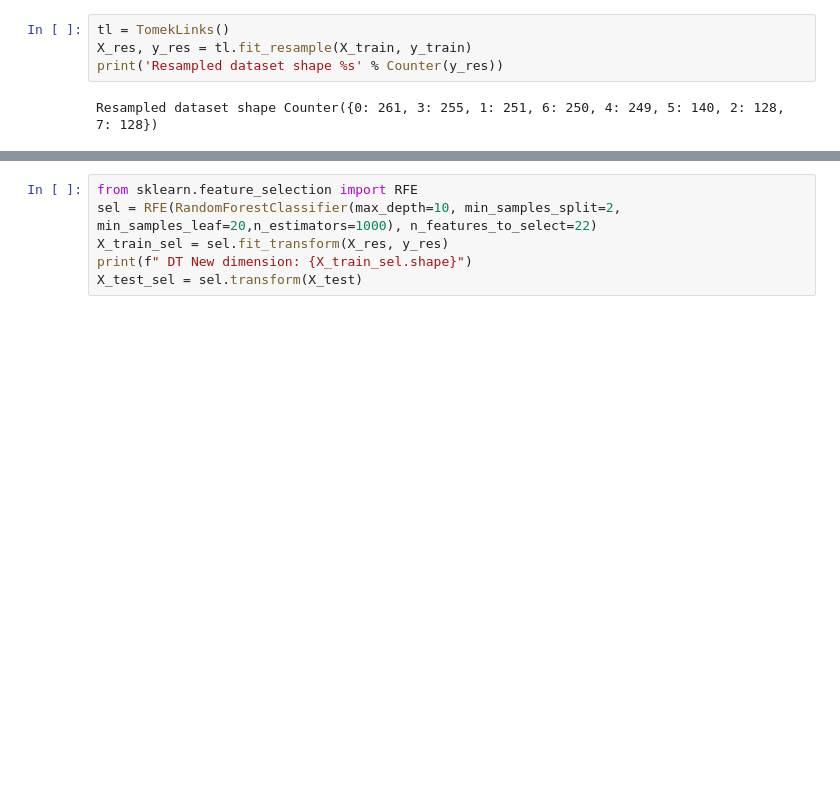
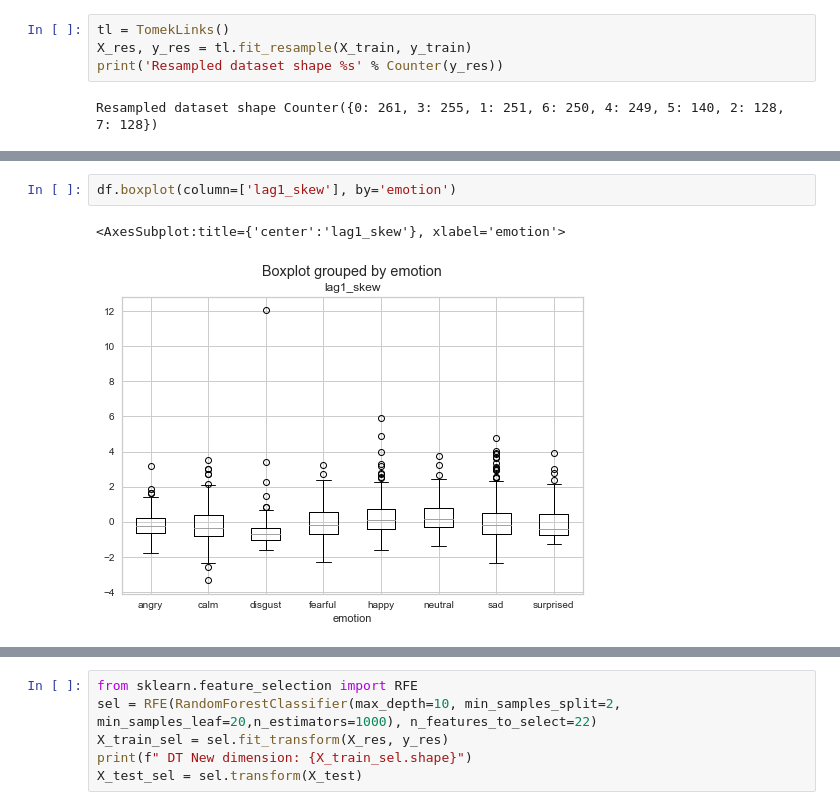
Before and after one commit to Diabelny/Data-Mining-2, a Jupyter notebook: Task2_Advanced_classification/RFE+Random.ipynb, the cells around one changed output, grey strips where cells are left out. Cells and saved outputs as stored; diff of their text form; blank space fills up the shorter version.

```diff
--- a/Task2_Advanced_classification/RFE+Random.ipynb
+++ b/Task2_Advanced_classification/RFE+Random.ipynb
@@ -127,0 +154,5 @@ Resampled dataset shape Counter({0: 261, 3: 255, 1: 251, 6: 250, 4: 249, 5: 140,
+# %%
+df.boxplot(column=['lag1_skew'], by='emotion')
+# %% [output]
+<AxesSubplot:title={'center':'lag1_skew'}, xlabel='emotion'>
+[figure, added]
```
Also changed, not shown: parts of 11 cells of this notebook.
